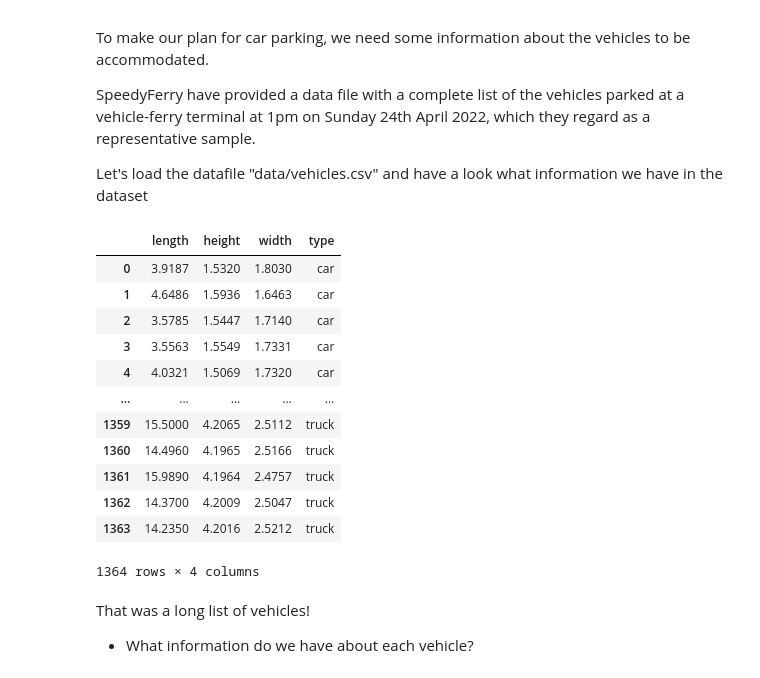
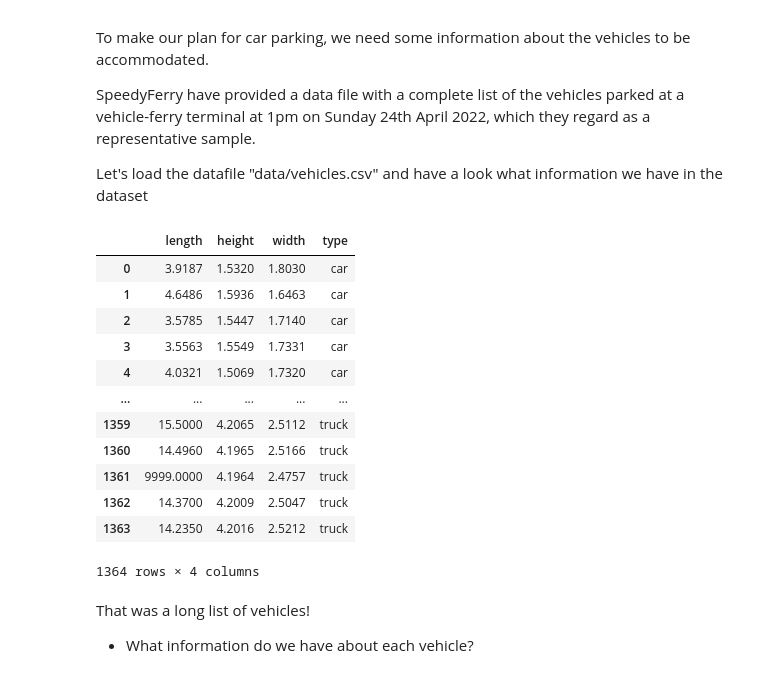
Before and after one commit to jillxoreilly/StatsCourseBook, a Jupyter notebook: _build/jupyter_execute/descriptives_TutorialExercises.ipynb, the cells around one changed output. Cells and saved outputs as stored; diff of their text form; code cells hidden in the pictures.

```diff
--- a/_build/jupyter_execute/descriptives_TutorialExercises.ipynb
+++ b/_build/jupyter_execute/descriptives_TutorialExercises.ipynb
@@ -52,19 +52,19 @@ SpeedyFerry have provided a data file with a complete list of the vehicles parke
 
 Let's load the datafile "data/vehicles.csv" and have a look what information we have in the dataset
 # %%
-vehicles = pandas.read_csv('https://raw.githubusercontent.com/jillxoreilly/StatsCourseBook/main/data/vehicles.csv')
+vehicles = pandas.read_csv('https://raw.githubusercontent.com/jillxoreilly/StatsCourseBook/main/data/vehicles_2.csv')
 display(vehicles)
 # %% [output]
 |  | length | height | width | type |
 | 0 | 3.9187 | 1.5320 | 1.8030 | car |
 | 1 | 4.6486 | 1.5936 | 1.6463 | car |
 | 2 | 3.5785 | 1.5447 | 1.7140 | car |
 | 3 | 3.5563 | 1.5549 | 1.7331 | car |
 | 4 | 4.0321 | 1.5069 | 1.7320 | car |
 | ... | ... | ... | ... | ... |
 | 1359 | 15.5000 | 4.2065 | 2.5112 | truck |
 | 1360 | 14.4960 | 4.1965 | 2.5166 | truck |
-| 1361 | 15.9890 | 4.1964 | 2.4757 | truck |
+| 1361 | 9999.0000 | 4.1964 | 2.4757 | truck |
 | 1362 | 14.3700 | 4.2009 | 2.5047 | truck |
 | 1363 | 14.2350 | 4.2016 | 2.5212 | truck |
 1364 rows × 4 columns
```
Also changed, not shown: parts of 1 cell of this notebook, 12 other files.
